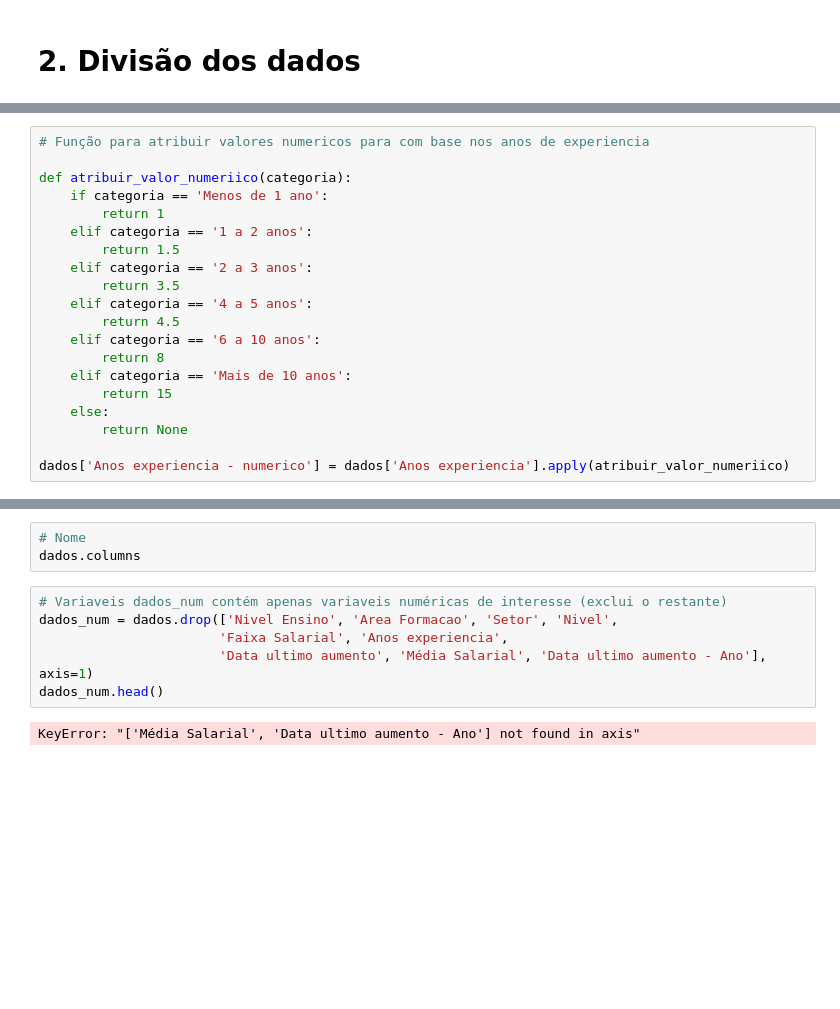
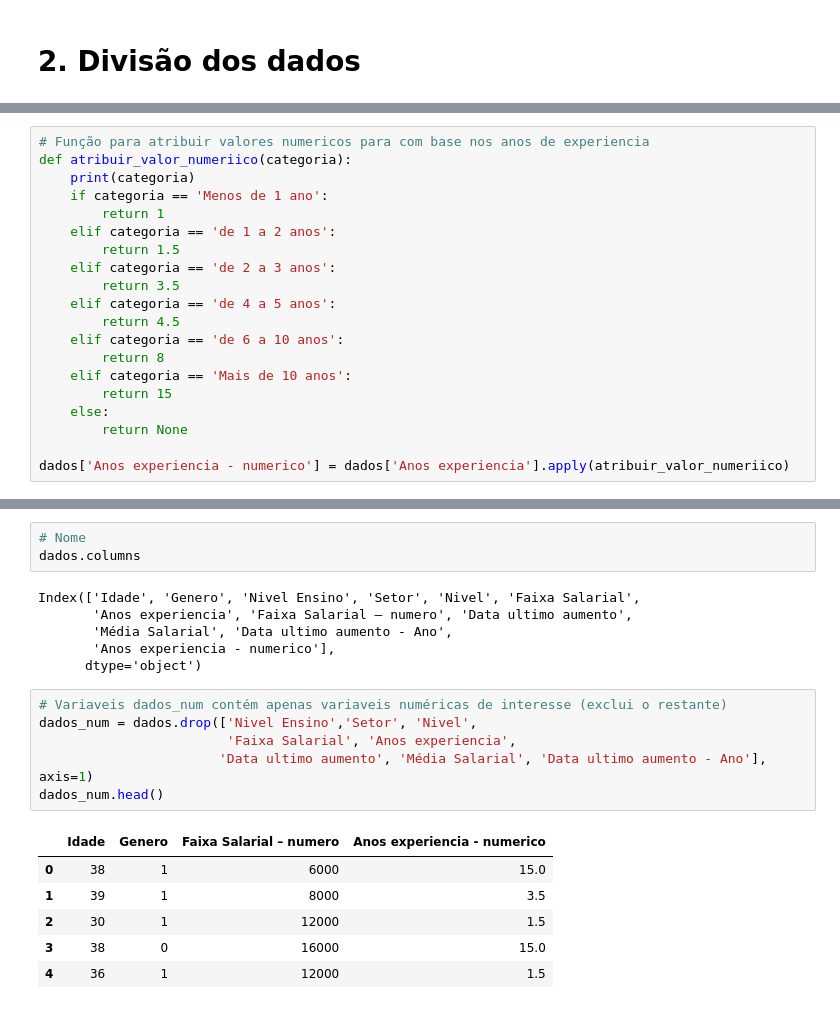
Before and after one commit to renansko/LPA, a Jupyter notebook: Exe_1.ipynb, the cells around one changed output, grey strips where cells are left out. Drawn from its saved outputs; the diff is of its cells as text; blank space fills up the shorter version.

```diff
--- a/Exe_1.ipynb
+++ b/Exe_1.ipynb
@@ -452,16 +457,16 @@ NameError: name 'LabelEncoder' is not defined
 # %%
 # Função para atribuir valores numericos para com base nos anos de experiencia
-
 def atribuir_valor_numeriico(categoria):
+    print(categoria)
     if categoria == 'Menos de 1 ano':
         return 1
-    elif categoria == '1 a 2 anos':
+    elif categoria == 'de 1 a 2 anos':
         return 1.5
-    elif categoria == '2 a 3 anos':
+    elif categoria == 'de 2 a 3 anos':
         return 3.5
-    elif categoria == '4 a 5 anos':
+    elif categoria == 'de 4 a 5 anos':
         return 4.5
-    elif categoria == '6 a 10 anos':
+    elif categoria == 'de 6 a 10 anos':
         return 8
     elif categoria == 'Mais de 10 anos':
         return 15
@@ -472,14 +495,25 @@ dados['Anos experiencia - numerico'] = dados['Anos experiencia'].apply(atribuir_
 # %%
 # Nome
 dados.columns
+# %% [output]
+Index(['Idade', 'Genero', 'Nivel Ensino', 'Setor', 'Nivel', 'Faixa Salarial',
+       'Anos experiencia', 'Faixa Salarial – numero', 'Data ultimo aumento',
+       'Média Salarial', 'Data ultimo aumento - Ano',
+       'Anos experiencia - numerico'],
+      dtype='object')
 # %%
 # Variaveis dados_num contém apenas variaveis numéricas de interesse (exclui o restante)
-dados_num = dados.drop(['Nivel Ensino', 'Area Formacao', 'Setor', 'Nivel',
-                       'Faixa Salarial', 'Anos experiencia',
+dados_num = dados.drop(['Nivel Ensino','Setor', 'Nivel',
+                        'Faixa Salarial', 'Anos experiencia',
                        'Data ultimo aumento', 'Média Salarial', 'Data ultimo aumento - Ano'], axis=1)
 dados_num.head()
 # %% [output]
-KeyError: "['Média Salarial', 'Data ultimo aumento - Ano'] not found in axis"
+|  | Idade | Genero | Faixa Salarial – numero | Anos experiencia - numerico |
+| 0 | 38 | 1 | 6000 | 15.0 |
+| 1 | 39 | 1 | 8000 | 3.5 |
+| 2 | 30 | 1 | 12000 | 1.5 |
+| 3 | 38 | 0 | 16000 | 15.0 |
+| 4 | 36 | 1 | 12000 | 1.5 |
 # %%
 sns.heatmap(dados_num.corr('spearman'), annot=True)
 plt.title('Correlação entre variáveis numéricas \n', fontsize=15)
```
Also changed, not shown: parts of 40 cells of this notebook.
